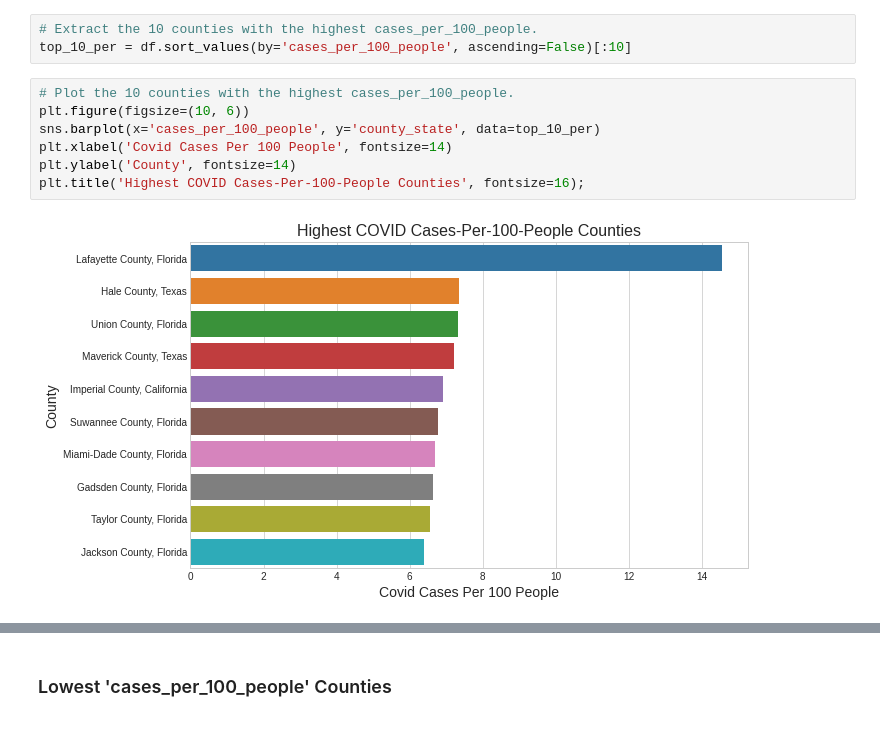
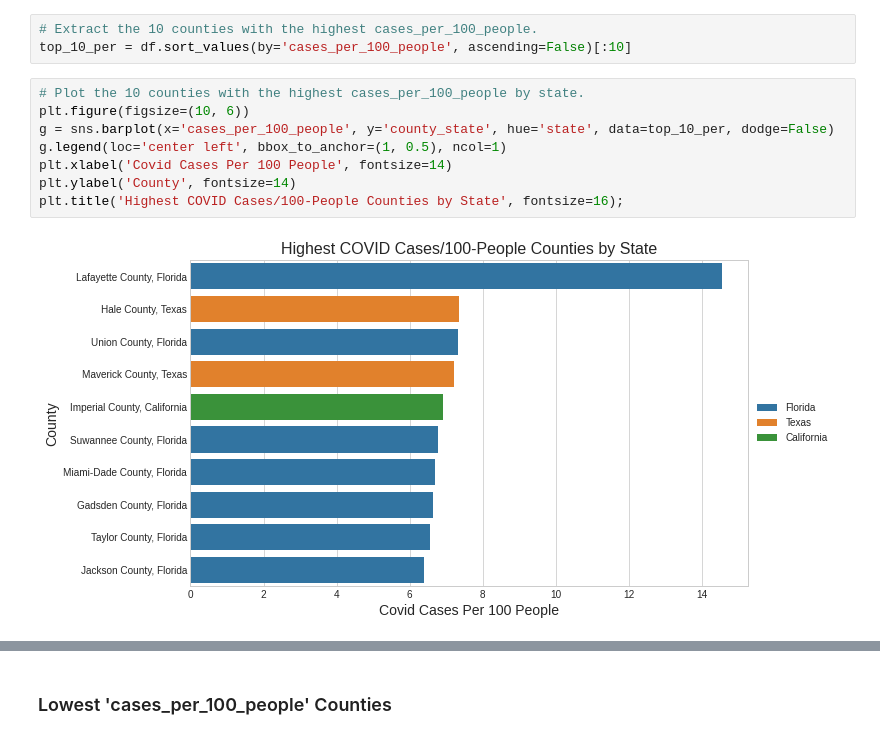
Before and after one commit to cxclark/covid19-analysis, a Jupyter notebook: code/04_eda_preprocessing_5_states.ipynb, the cells around one changed output, grey strips where cells are left out. Saved outputs shown, nothing was run; the diff lists cells and outputs as text.

Commit message:
updated model visuals, cleaned up notebooks a bit

```diff
--- a/code/04_eda_preprocessing_5_states.ipynb
+++ b/code/04_eda_preprocessing_5_states.ipynb
@@ -361,11 +361,12 @@ subplot_scatter(
 # Extract the 10 counties with the highest cases_per_100_people.
 top_10_per = df.sort_values(by='cases_per_100_people', ascending=False)[:10]
 # %%
-# Plot the 10 counties with the highest cases_per_100_people.
+# Plot the 10 counties with the highest cases_per_100_people by state.
 plt.figure(figsize=(10, 6))
-sns.barplot(x='cases_per_100_people', y='county_state', data=top_10_per)
+g = sns.barplot(x='cases_per_100_people', y='county_state', hue='state', data=top_10_per, dodge=False)
+g.legend(loc='center left', bbox_to_anchor=(1, 0.5), ncol=1)
 plt.xlabel('Covid Cases Per 100 People', fontsize=14)
 plt.ylabel('County', fontsize=14)
-plt.title('Highest COVID Cases-Per-100-People Counties', fontsize=16);
+plt.title('Highest COVID Cases/100-People Counties by State', fontsize=16);
 # %% [output]
-[figure, old version]
+[figure, new version]
```
Also changed, not shown: parts of 6 cells of this notebook, 9 other files.
